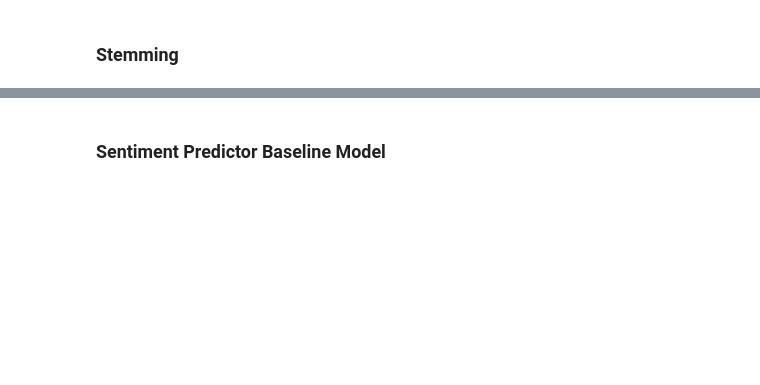
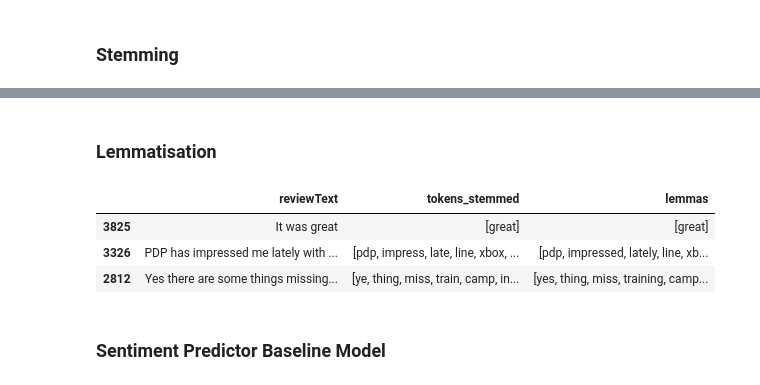
Before and after one commit to koosha-t/Sentiment-Analysis-NLP-for-Marketting, a Jupyter notebook: creating_sentiment_analyzer/creating_sentiment_analyzer.ipynb, the cells around one changed output, grey strips where cells are left out. Drawn from its saved outputs; the diff is of its cells as text; code cells hidden in the pictures; blank space fills up the shorter version.

Commit message:
lemmatization

```diff
--- a/creating_sentiment_analyzer/creating_sentiment_analyzer.ipynb
+++ b/creating_sentiment_analyzer/creating_sentiment_analyzer.ipynb
@@ -73,3 +80,5 @@ stop_words = nltk.corpus.stopwords.words('english')
+# %%
+stop_words.remove("not")
 # %%
 stop_words[:10]
 # %% [output]
@@ -110,0 +124,2 @@ reviews[['tokens_nosw','tokens_stemmed']].sample(3)
+# %% [markdown]
+### Lemmatisation
@@ -111,2 +131,36 @@ reviews[['tokens_nosw','tokens_stemmed']].sample(3)
+# %%
+def penn_to_wn(tag):
+    """
+        Convert between the PennTreebank tags to simple Wordnet tags
+    """
+    if tag.startswith('J'):
+        return wn.ADJ
+    elif tag.startswith('N'):
+        return wn.NOUN
+    elif tag.startswith('R'):
+        return wn.ADV
+    elif tag.startswith('V'):
+        return wn.VERB
+    return None
+# %%
+lemmatizer = WordNetLemmatizer()
+def get_lemas(tokens):
+    lemmas = []
+    for token in tokens:
+        pos = penn_to_wn(pos_tag([token])[0][1])
+        if pos:
+            lemma = lemmatizer.lemmatize(token, pos)
+            if lemma:
+                lemmas.append(lemma)
+    return lemmas
+# %%
+reviews['lemmas'] = reviews['tokens_nosw'].apply(lambda tokens: get_lemas(tokens))
+# %%
+reviews[['reviewText','tokens_stemmed','lemmas']].sample(3)
+# %% [output]
+|  | reviewText | tokens_stemmed | lemmas |
+| 3825 | It was great | [great] | [great] |
+| 3326 | PDP has impressed me lately with ... | [pdp, impress, late, line, xbox, ... | [pdp, impressed, lately, line, xb... |
+| 2812 | Yes there are some things missing... | [ye, thing, miss, train, camp, in... | [yes, thing, miss, training, camp... |
 # %% [markdown]
 ### Sentiment Predictor Baseline Model
```
Also changed, not shown: parts of 14 cells of this notebook.
